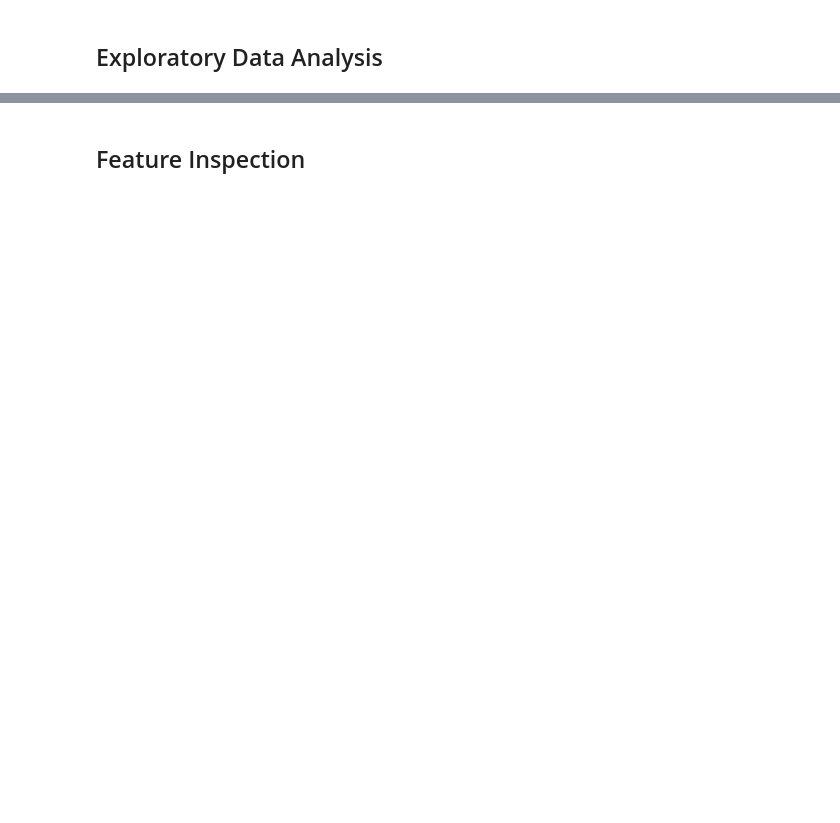
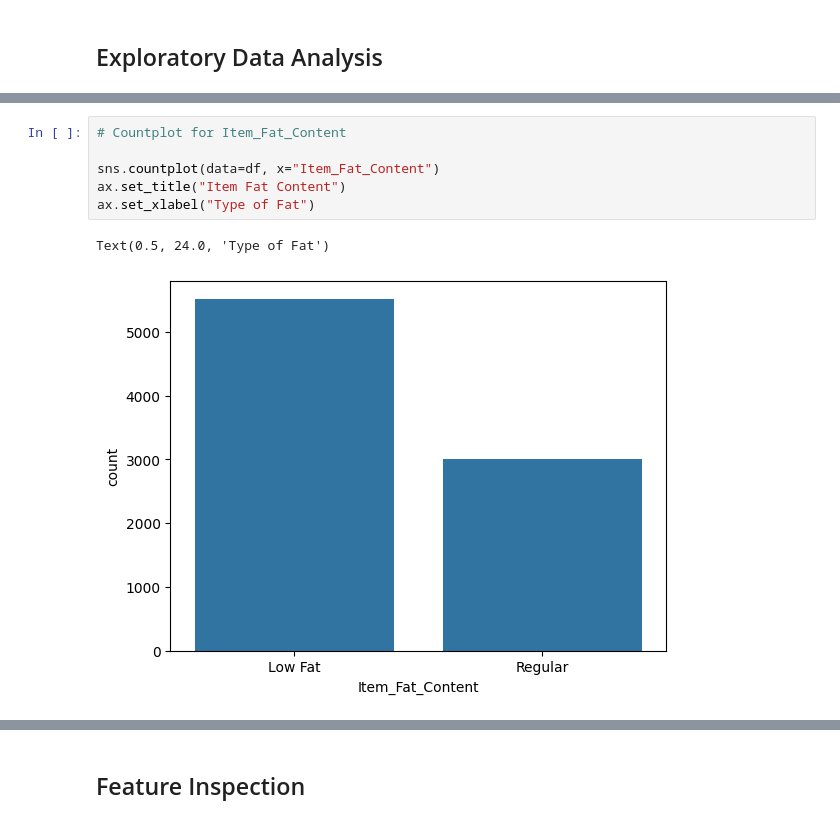
Before and after one commit to hamiid96/Prediction-of-Product-Sales, a Jupyter notebook: Copy_of_Untitled8.ipynb, the cells around one changed output, grey strips where cells are left out. Cells and saved outputs as stored; diff of their text form; blank space fills up the shorter version.

```diff
--- a/Copy_of_Untitled8.ipynb
+++ b/Copy_of_Untitled8.ipynb
@@ -183,0 +215,9 @@ df["Item_Weight"].isna().sum()
+# %%
+# Countplot for Item_Fat_Content
+
+sns.countplot(data=df, x="Item_Fat_Content")
+ax.set_title("Item Fat Content")
+ax.set_xlabel("Type of Fat")
+# %% [output]
+Text(0.5, 24.0, 'Type of Fat')
+[figure, added]
```
Also changed, not shown: parts of 4 cells of this notebook.
